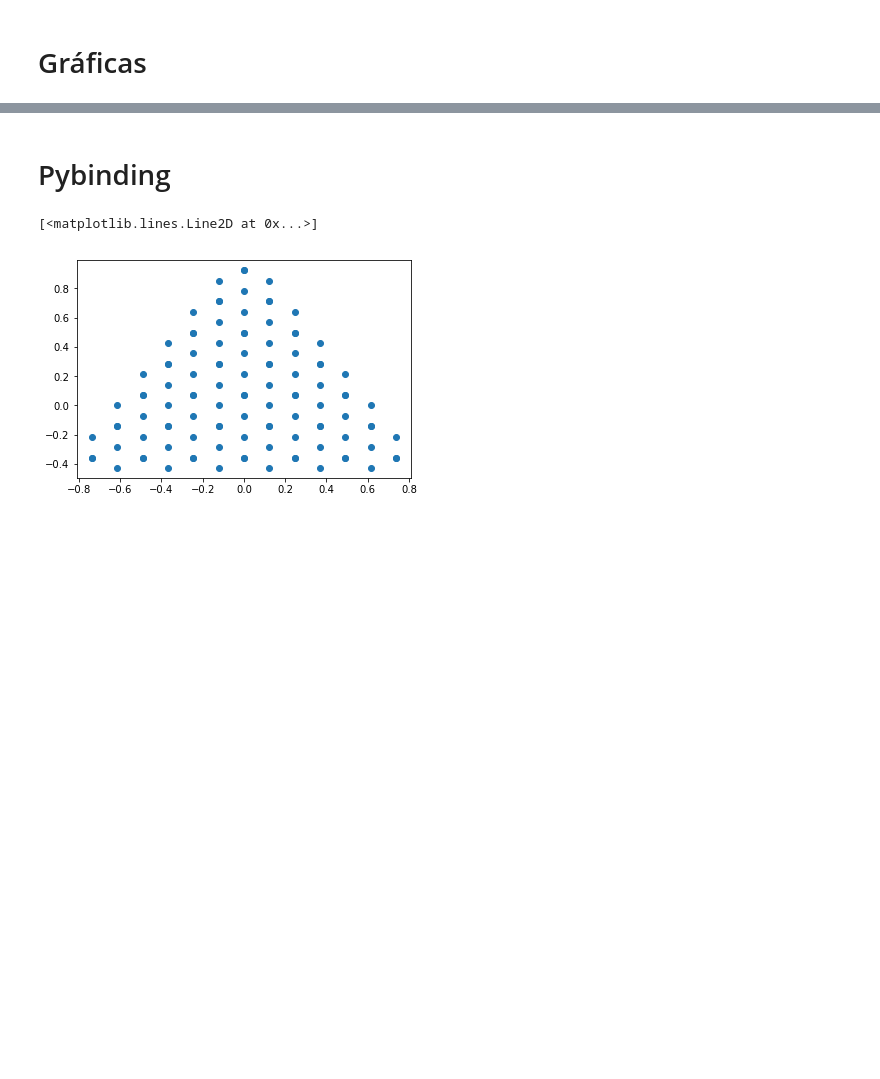
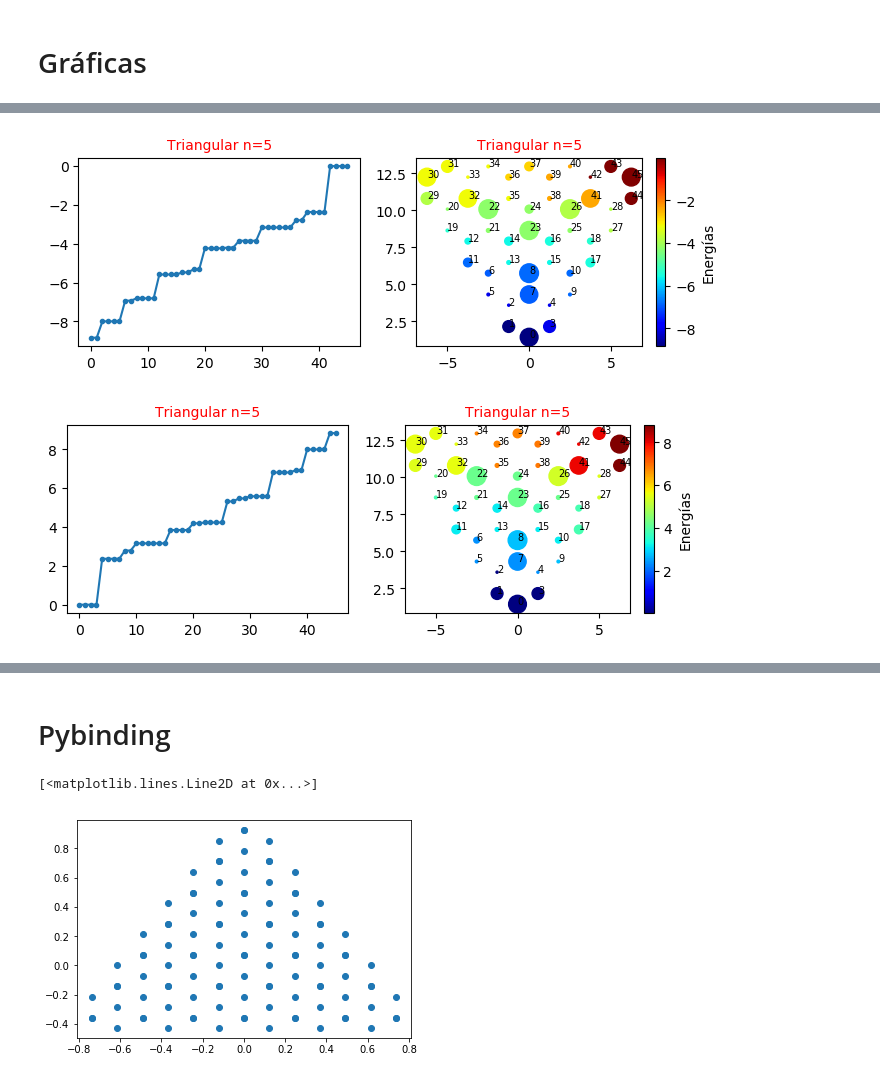
Before and after one commit to eilinlunam/Fisicoquimica-Computacional, a Jupyter notebook: Tarea_4_Enlace_fuerte.ipynb, the cells around one changed output, grey strips where cells are left out. Drawn from its saved outputs; the diff is of its cells as text; code cells hidden in the pictures; blank space fills up the shorter version.

```diff
--- a/Tarea_4_Enlace_fuerte.ipynb
+++ b/Tarea_4_Enlace_fuerte.ipynb
@@ -191,3 +244,9 @@ grafica(n,E,x,y,eigvec=C, s=True)
+# %%
+grafica(n,E1,X1,Y1,eigvec=write_coords(coords1, 24)*5, s=True)
+grafica(n,E2,X2,Y2,eigvec=write_coords(coords2, 24)*5, s=True)
+# %% [output]
+[figure, added]
+[figure, added]
 # %%
 import matplotlib.pyplot as plt
 
```
Also changed, not shown: parts of 6 cells of this notebook, 2 other files.
